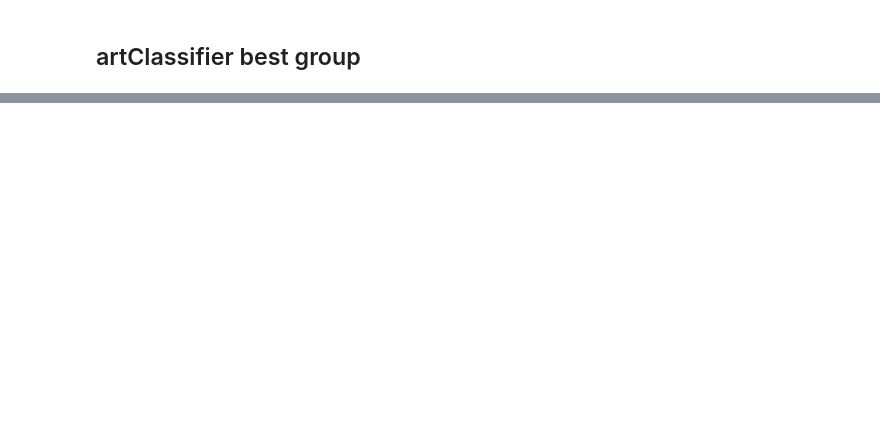
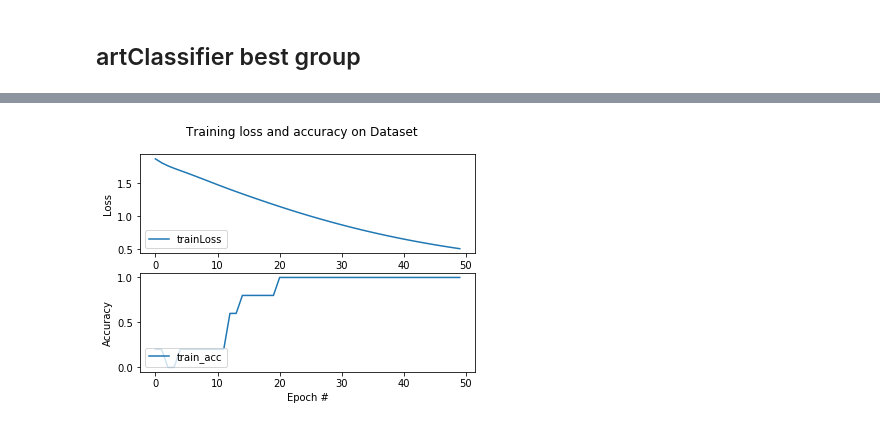
Before and after one commit to rechavar/artClassifier, a Jupyter notebook: artClassifier.ipynb, the cells around one changed output, grey strips where cells are left out. Drawn from its saved outputs; the diff is of its cells as text; code cells hidden in the pictures; blank space fills up the shorter version.

```diff
--- a/artClassifier.ipynb
+++ b/artClassifier.ipynb
@@ -61,0 +85,5 @@ imshowThree(next(dataset))
+# %%
+modelOne = linealModel(NUM_CLASSES)
+modelOne.compile(loss='sparse_categorical_crossentropy',
+            optimizer= tf.keras.optimizers.Adam(LEARNING_RATE),
+            metrics=['accuracy'])
@@ -61,0 +104,14 @@ imshowThree(next(dataset))
+# %%
+trainOneSource = buildSources(metadata1,r'C:\Users\USER\Desktop\Universidad\Grupo de estudio DeepLearning\artClassifier\image_files')
+# %%
+trainOneDataset = makeDataset(trainOneSource, training=True,
+    batch_size=BACH_SIZE, num_epochs=EPOCHS_ONE,
+    num_parallel_calls=2)
+
+trainDataset = makeDataset(trainSources, training=True,
+    batch_size=BACH_SIZE, num_epochs=None,
+    num_parallel_calls=2)
+
+valDataset = makeDataset(valSources, training=True,
+    batch_size=BACH_SIZE, num_epochs=None,
+    num_parallel_calls=2)
@@ -61,0 +122,2 @@ imshowThree(next(dataset))
+# %%
+historyOne = modelOne.fit(x = trainOneDataset, epochs=EPOCHS_ONE, steps_per_epoch=1, initial_epoch=0)
@@ -61,0 +142,4 @@ imshowThree(next(dataset))
+# %%
+drawResults(historyOne,EPOCHS_ONE)
+# %% [output]
+[figure, added]
```
Also changed, not shown: parts of 32 cells of this notebook, 1 other file.
